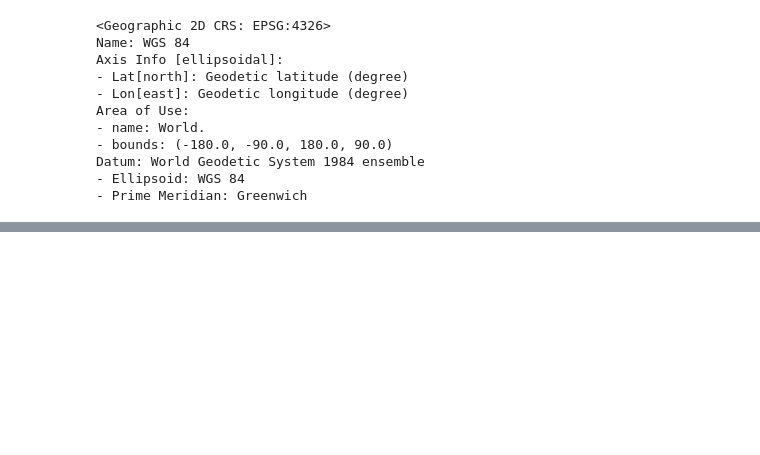
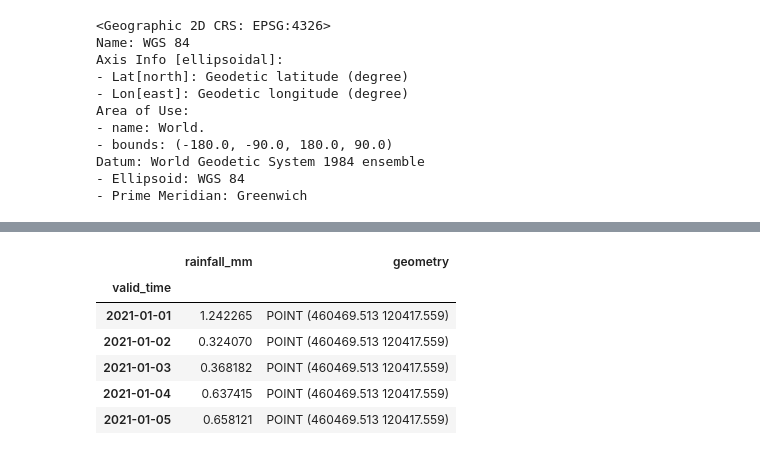
Before and after one commit to neilpaulmartin/geospatial-flooding, a Jupyter notebook: notebooks/ukpn-eda.ipynb, the cells around one changed output, grey strips where cells are left out. Saved outputs shown, nothing was run; the diff lists cells and outputs as text; code cells hidden in the pictures; blank space fills up the shorter version.

```diff
--- a/notebooks/ukpn-eda.ipynb
+++ b/notebooks/ukpn-eda.ipynb
@@ -497,0 +556,2 @@ faults = faults_gdf.to_crs(epsg=27700)
+# %%
+rain.set_index('valid_time', inplace=True)
@@ -497,0 +567,10 @@ faults = faults_gdf.to_crs(epsg=27700)
+# %%
+rain.head()
+# %% [output]
+|  | rainfall_mm | geometry |
+| valid_time |  |  |
+| 2021-01-01 | 1.242265 | POINT (460469.513 120417.559) |
+| 2021-01-02 | 0.324070 | POINT (460469.513 120417.559) |
+| 2021-01-03 | 0.368182 | POINT (460469.513 120417.559) |
+| 2021-01-04 | 0.637415 | POINT (460469.513 120417.559) |
+| 2021-01-05 | 0.658121 | POINT (460469.513 120417.559) |
```
Also changed, not shown: parts of 43 cells of this notebook, 1 other file.
